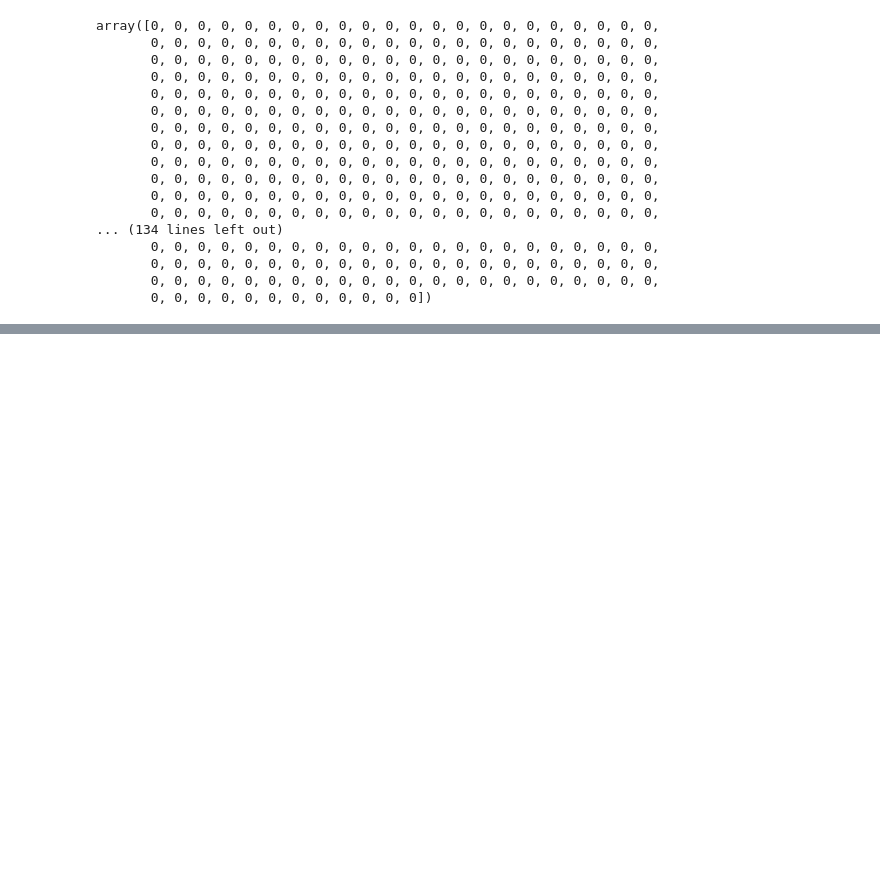
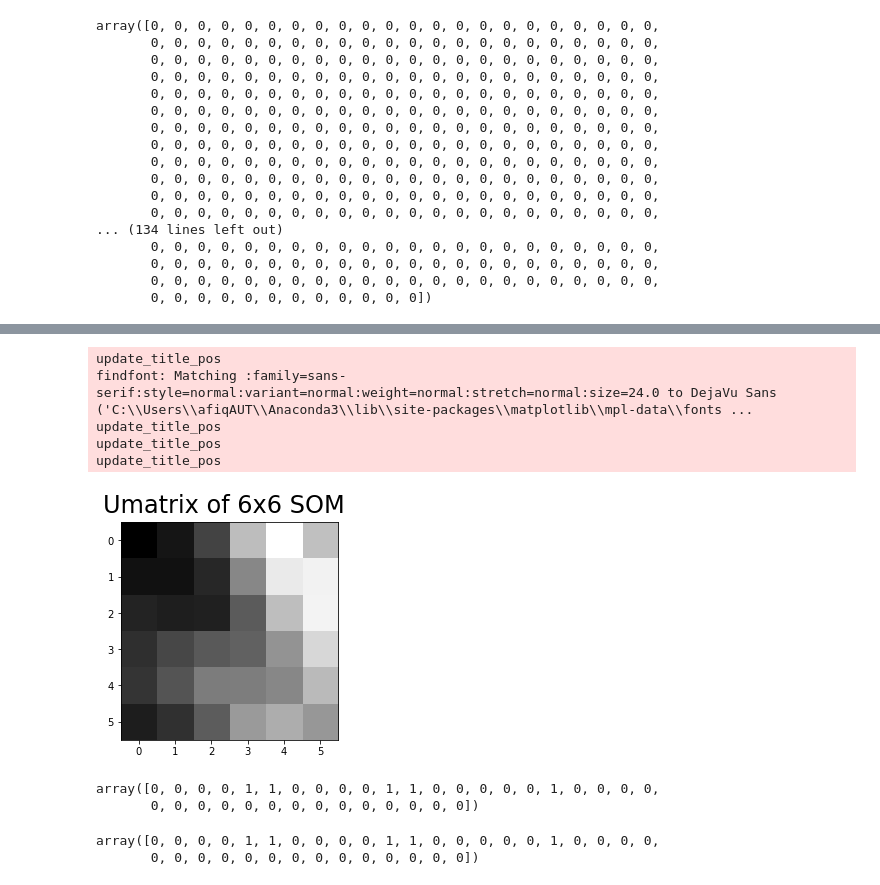
Before and after one commit to coderXmachina2/adventuresInMachineLearning, a Jupyter notebook: ass2/testSOM/battleOfTheSOM/6x6.ipynb, the cells around one changed output, grey strips where cells are left out. Cells and saved outputs as stored; diff of their text form; code cells hidden in the pictures; blank space fills up the shorter version.

```diff
--- a/ass2/testSOM/battleOfTheSOM/6x6.ipynb
+++ b/ass2/testSOM/battleOfTheSOM/6x6.ipynb
@@ -253,0 +309,23 @@ array([0, 0, 0, 0, 0, 0, 0, 0, 0, 0, 0, 0, 0, 0, 0, 0, 0, 0, 0, 0, 0, 0,
+# %%
+greyMat = UMAT[1]
+plt.imshow(greyMat, cmap="gray")
+plt.suptitle('Umatrix of 6x6 SOM', fontsize=24)
+plt.show()
+
+# k = 2
+# %% [output]
+update_title_pos
+findfont: Matching :family=sans-serif:style=normal:variant=normal:weight=normal:stretch=normal:size=24.0 to DejaVu Sans ('C:\\Users\\afiqAUT\\Anaconda3\\lib\\site-packages\\matplotlib\\mpl-data\\fonts ...
+update_title_pos
+update_title_pos
+update_title_pos
+[figure, added]
+# %%
+vis2 = sompy.mapview.View2DPacked(2, 2, 'test',text_size=8)
+#first you can do clustering. Currently only K-means on top of the trained som
+cl = sixSixDSom.cluster(n_clusters=2) #this is cluster labels
+# print cl
+getattr(sixSixDSom, 'cluster_labels')
+# %% [output]
+array([0, 0, 0, 0, 1, 1, 0, 0, 0, 0, 1, 1, 0, 0, 0, 0, 0, 1, 0, 0, 0, 0,
+       0, 0, 0, 0, 0, 0, 0, 0, 0, 0, 0, 0, 0, 0])
@@ -253,0 +335,5 @@ array([0, 0, 0, 0, 0, 0, 0, 0, 0, 0, 0, 0, 0, 0, 0, 0, 0, 0, 0, 0, 0, 0,
+# %%
+map_labels
+# %% [output]
+array([0, 0, 0, 0, 1, 1, 0, 0, 0, 0, 1, 1, 0, 0, 0, 0, 0, 1, 0, 0, 0, 0,
+       0, 0, 0, 0, 0, 0, 0, 0, 0, 0, 0, 0, 0, 0])
```
Also changed, not shown: parts of 8 cells of this notebook, 15 other files.
